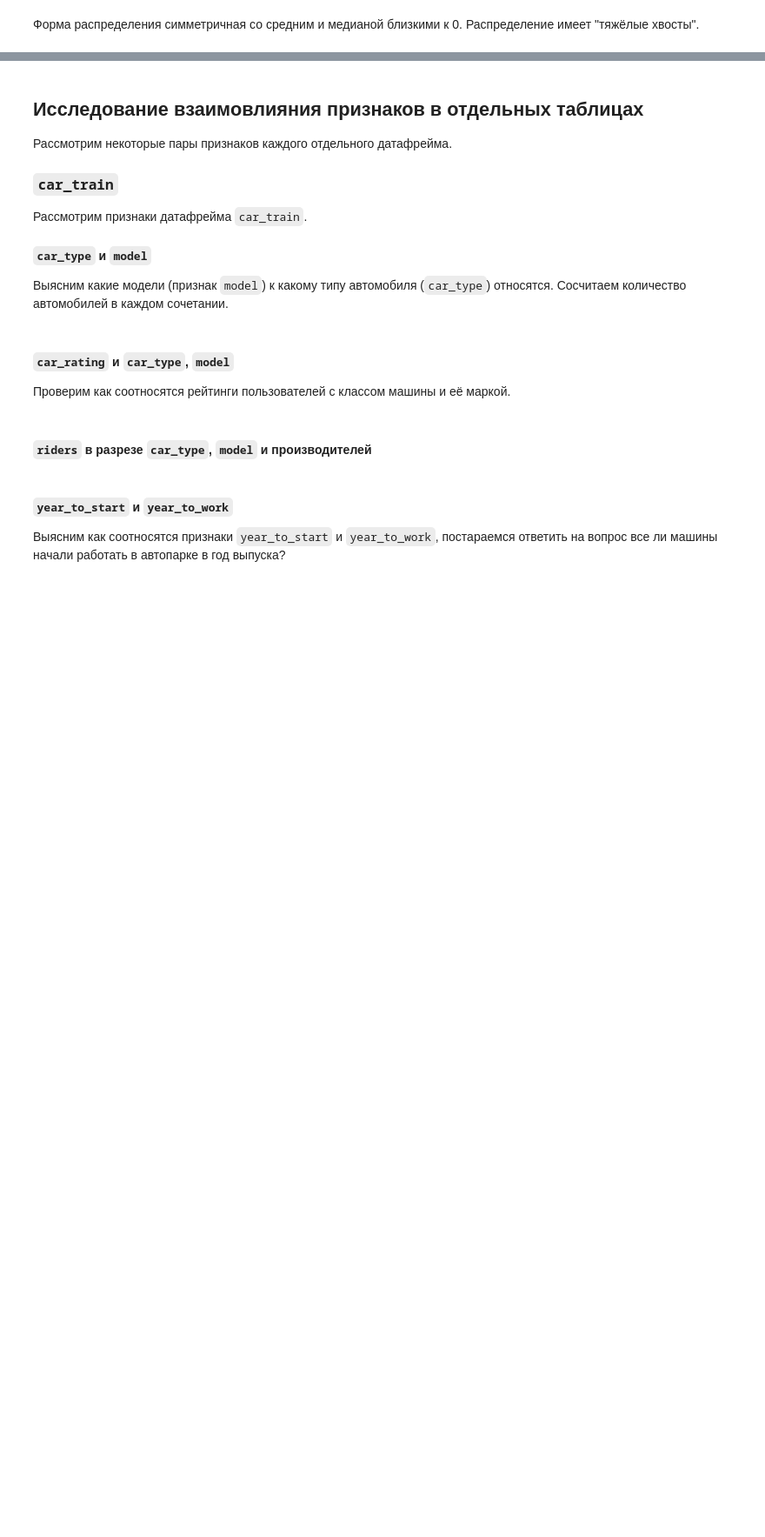
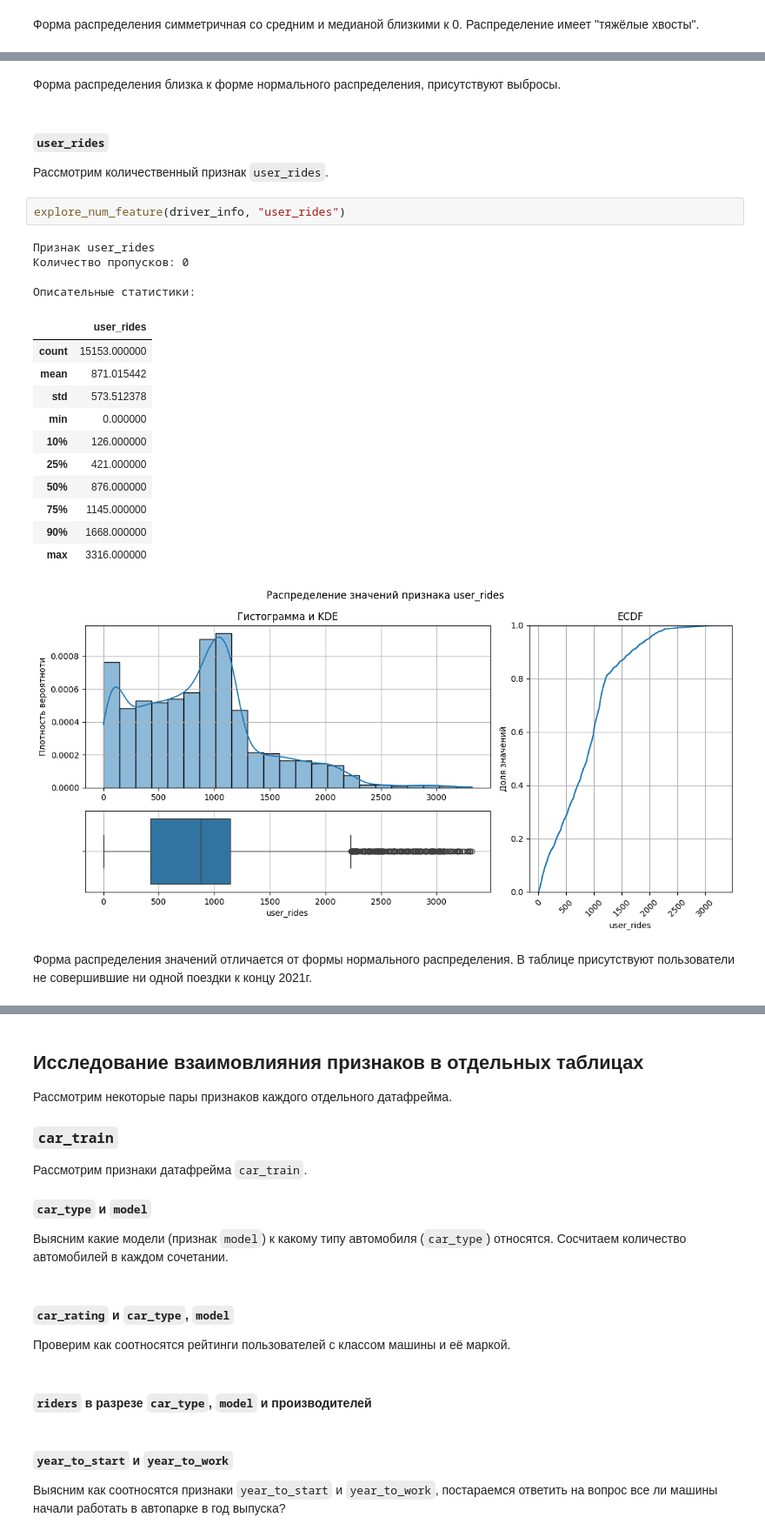
Before and after one commit to AlekseiBogachev/competitive_ds_cource_prj, a Jupyter notebook: notebooks/exploratory/eda.ipynb, the cells around one changed output, grey strips where cells are left out. Shown at 87% size. Drawn from its saved outputs; the diff is of its cells as text; blank space fills up the shorter version.

```diff
--- a/notebooks/exploratory/eda.ipynb
+++ b/notebooks/exploratory/eda.ipynb
@@ -1087,0 +1164,29 @@ explore_num_feature(rides_info, "deviation_normal")
+# %% [markdown]
+Форма распределения близка к форме нормального распределения, присутствуют
+выбросы.
+# %% [markdown]
+#### `user_rides`
+Рассмотрим количественный признак `user_rides`.
+# %%
+explore_num_feature(driver_info, "user_rides")
+# %% [output]
+Признак user_rides
+Количество пропусков: 0
+
+Описательные статистики:
+|  | user_rides |
+| count | 15153.000000 |
+| mean | 871.015442 |
+| std | 573.512378 |
+| min | 0.000000 |
+| 10% | 126.000000 |
+| 25% | 421.000000 |
+| 50% | 876.000000 |
+| 75% | 1145.000000 |
+| 90% | 1668.000000 |
+| max | 3316.000000 |
+[figure, added]
+# %% [markdown]
+Форма распределения значений отличается от формы нормального распределения.
+В таблице присутствуют пользователи не совершившие ни одной поездки к концу
+2021г.
```
Also changed, not shown: parts of 27 cells of this notebook, 1 other file.
